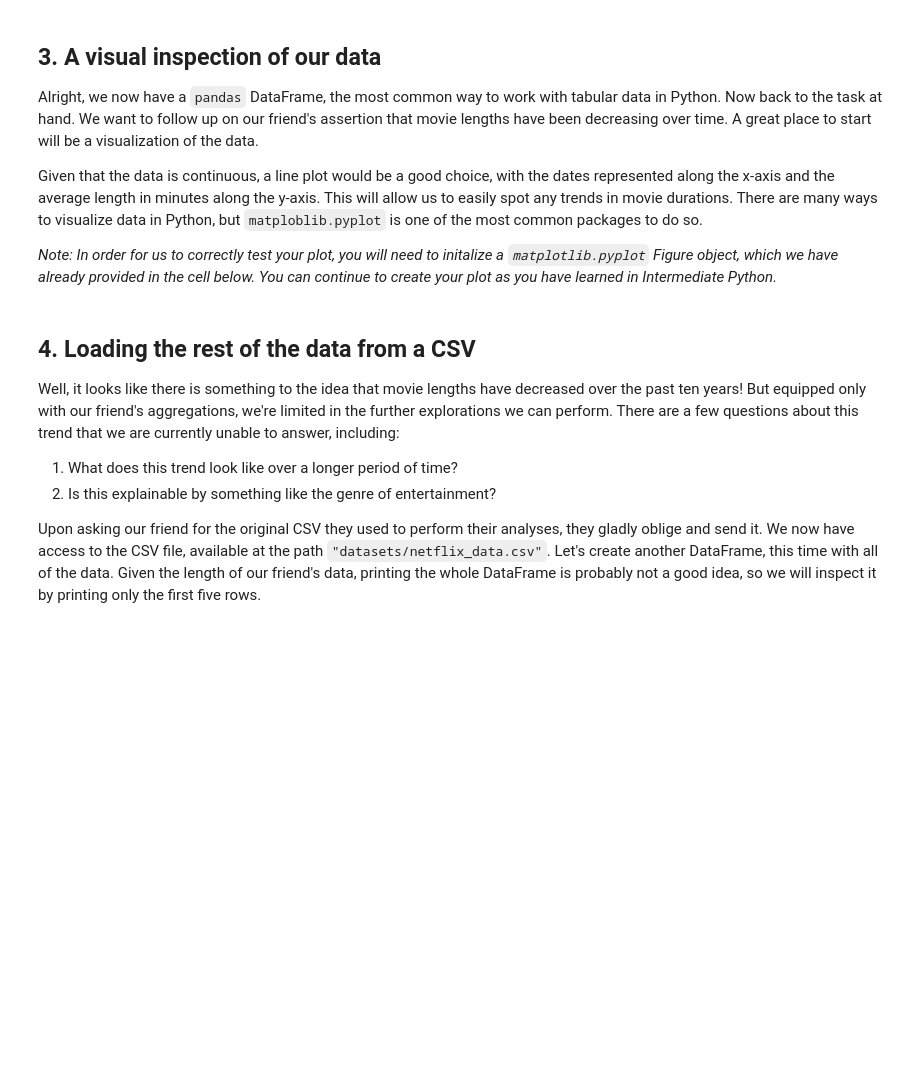
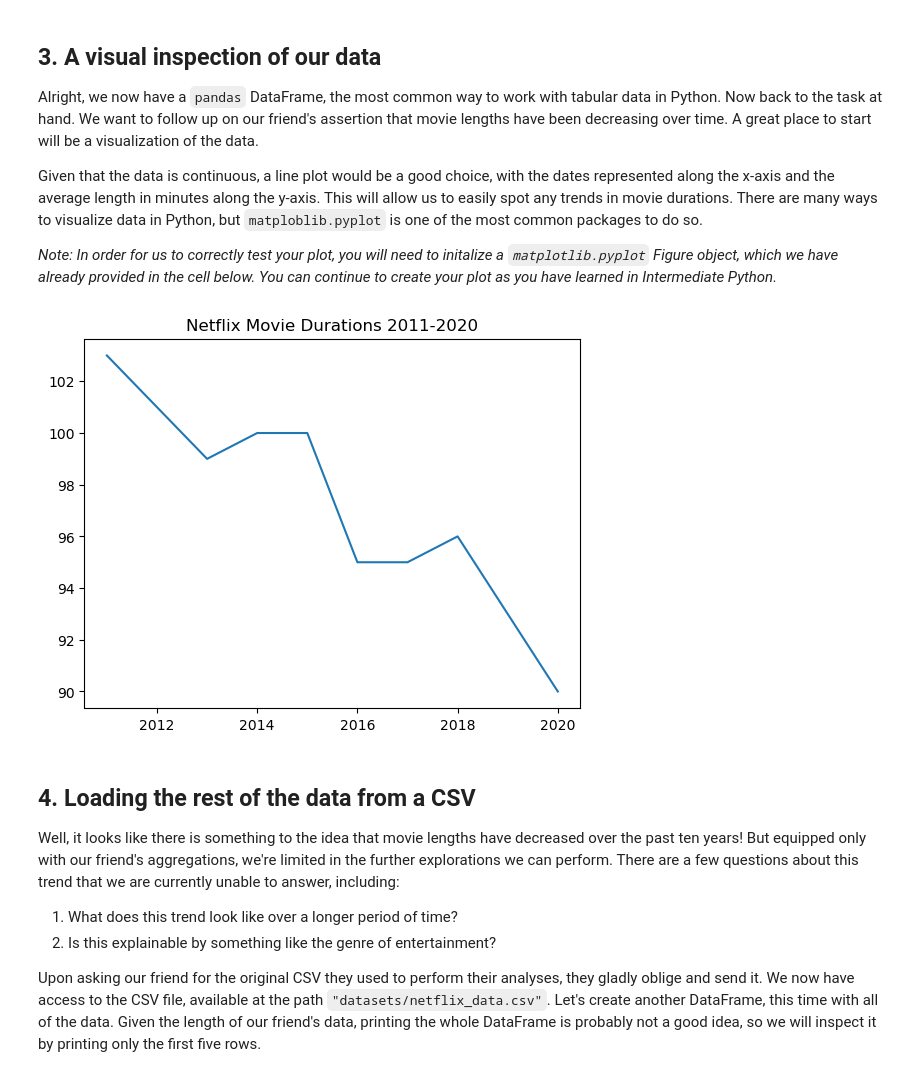
Before and after one commit to sainthm/pseudo_lab, a Jupyter notebook: Investigating Netflix Movies and Guest Stars in The Office/notebook.ipynb, the cells around one changed output. Drawn from its saved outputs; the diff is of its cells as text; code cells hidden in the pictures; blank space fills up the shorter version.

```diff
--- a/Investigating Netflix Movies and Guest Stars in The Office/notebook.ipynb
+++ b/Investigating Netflix Movies and Guest Stars in The Office/notebook.ipynb
@@ -34,17 +41,19 @@ durations_df = ...
 <p><em>Note: In order for us to correctly test your plot, you will need to initalize a <code>matplotlib.pyplot</code> Figure object, which we have already provided in the cell below. You can continue to create your plot as you have learned in Intermediate Python.</em></p>
 # %%
 # Import matplotlib.pyplot under its usual alias and create a figure
-...
+import matplotlib.pyplot as plt
 fig = plt.figure()
 
 # Draw a line plot of release_years and durations
-...
+plt.plot(years, durations)
 
 # Create a title
-...
+plt.title("Netflix Movie Durations 2011-2020")
 
 # Show the plot
-...
+plt.show()
+# %% [output]
+[figure, added]
 # %% [markdown]
 ## 4. Loading the rest of the data from a CSV
 <p>Well, it looks like there is something to the idea that movie lengths have decreased over the past ten years! But equipped only with our friend's aggregations, we're limited in the further explorations we can perform. There are a few questions about this trend that we are currently unable to answer, including:</p>
```
Also changed, not shown: parts of 6 cells of this notebook.
